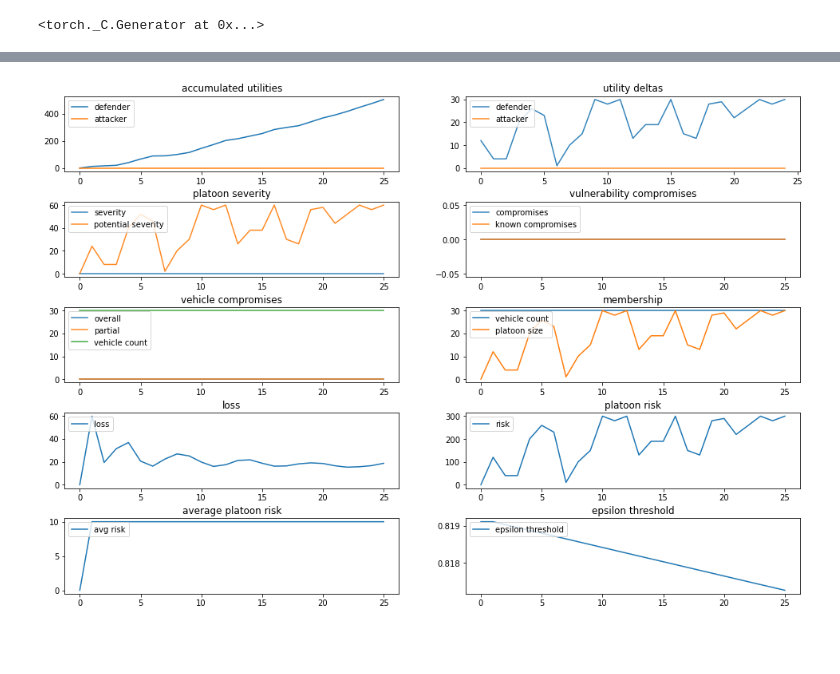
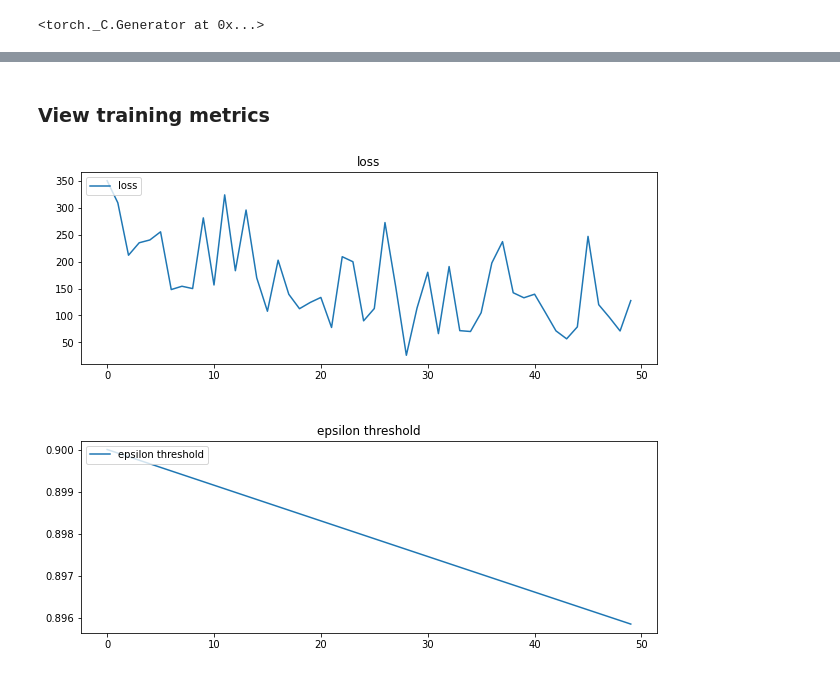
Before and after one commit to TeamDman/Vehicular-Game-Theory, a Jupyter notebook: platoongame/training.ipynb, the cells around one changed output, grey strips where cells are left out. Saved outputs shown, nothing was run; the diff lists cells and outputs as text; code cells hidden in the pictures; blank space fills up the shorter version.

```diff
--- a/platoongame/training.ipynb
+++ b/platoongame/training.ipynb
@@ -88,0 +110,3 @@ if load_checkpoint:
+# %%
+from metrics import TrainingMetricsTracker
+tracker = TrainingMetricsTracker()
@@ -169,4 +186,6 @@ AttributeError: 'EpisodeMetricsEntry' object has no attribute 'optim'
-# %%
-stats_history[-1].plot()
-# %% [output]
-[figure, removed]
+# %% [markdown]
+### View training metrics
+# %%
+tracker.plot()
+# %% [output]
+[figure, added]
```
Also changed, not shown: parts of 34 cells of this notebook, 21 other files.
